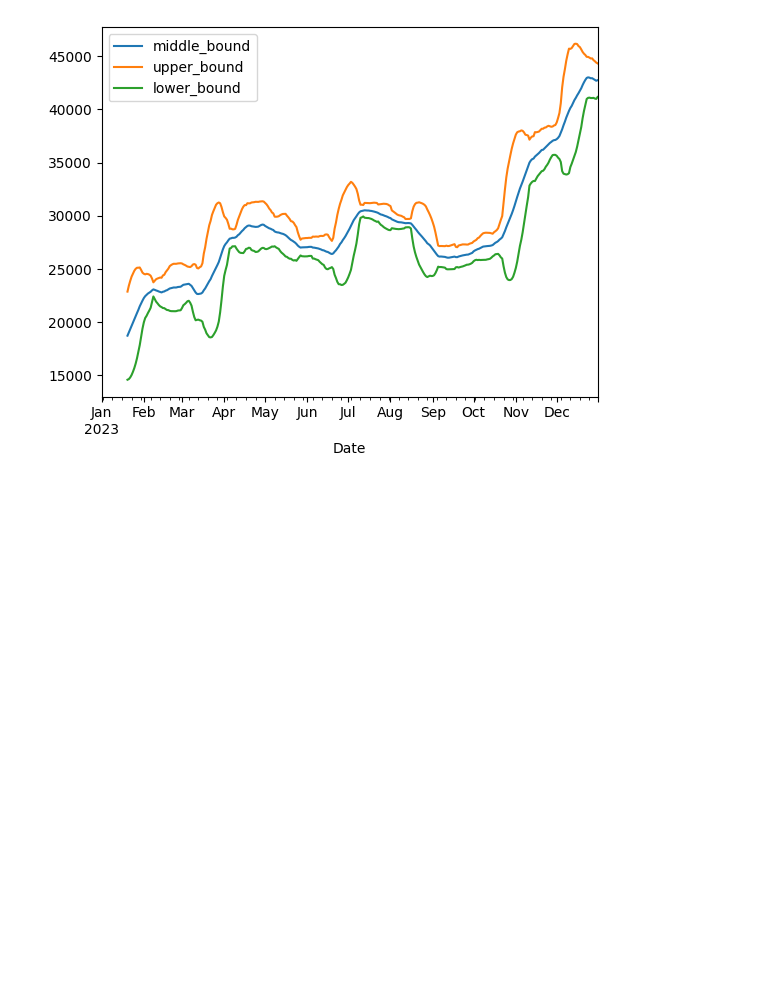
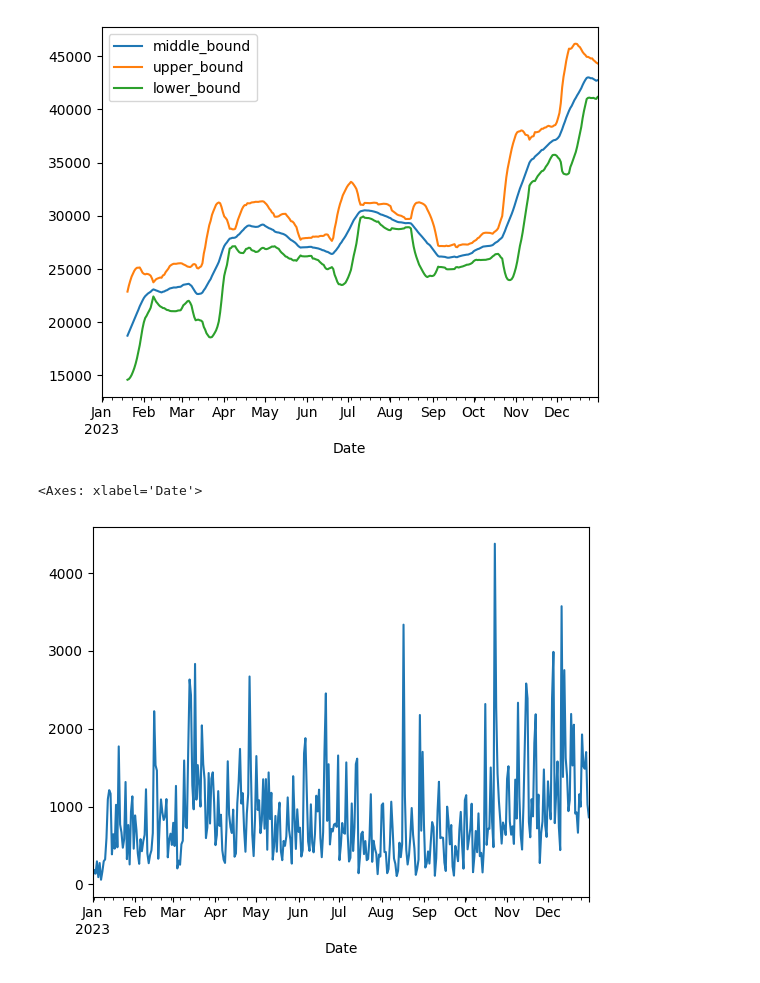
Before and after one commit to K-T-P/Trading-Algorithms-Course, a Jupyter notebook: HW3/HW3.ipynb, the cells around one changed output. Saved outputs shown, nothing was run; the diff lists cells and outputs as text; code cells hidden in the pictures; blank space fills up the shorter version.

Commit message:
KeltnerChannel, TR Section is completed.

```diff
--- a/HW3/HW3.ipynb
+++ b/HW3/HW3.ipynb
@@ -79,3 +79,33 @@ BollingerBand(BTC_1d.Close).plot()
 # %% [output]
 <Axes: xlabel='Date'>
 [figure]
+# %%
+def KeltnerChannel(stock):
+    def SMA(series):
+        return series.rolling(period).apply(mean)
+
+    def return_max(series):
+        return max(
+            series["high_low_diff"],
+            series["high_prevclose_diff"],
+            series["low_prev_close_diff"],
+        )
+
+    def TR(series):
+        high_low_diff = series.High - series.Low
+        high_prevclose_diff = series.High - series.Close.shift(periods=1)
+        low_prev_close_diff = series.Low - series.Close.shift(periods=1)
+        TR = pd.concat(
+            [high_low_diff, high_prevclose_diff, low_prev_close_diff],
+            axis=1,
+        )
+        TR.columns = ["high_low_diff", "high_prevclose_diff", "low_prev_close_diff"]
+        TR["TR"] = TR.apply(return_max, axis=1)
+        return TR["TR"]
+
+    return TR(stock)
+# %%
+KeltnerChannel(BTC_1d).plot()
+# %% [output]
+<Axes: xlabel='Date'>
+[figure, added]
```
